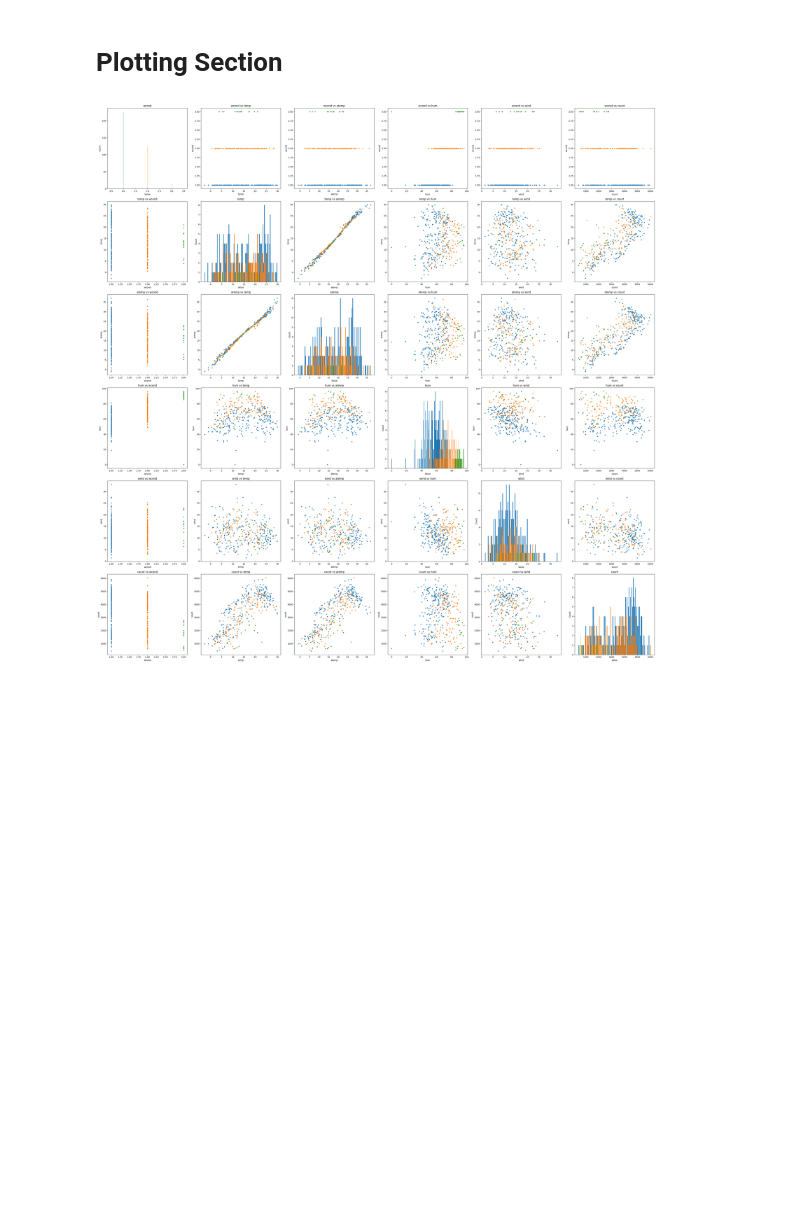
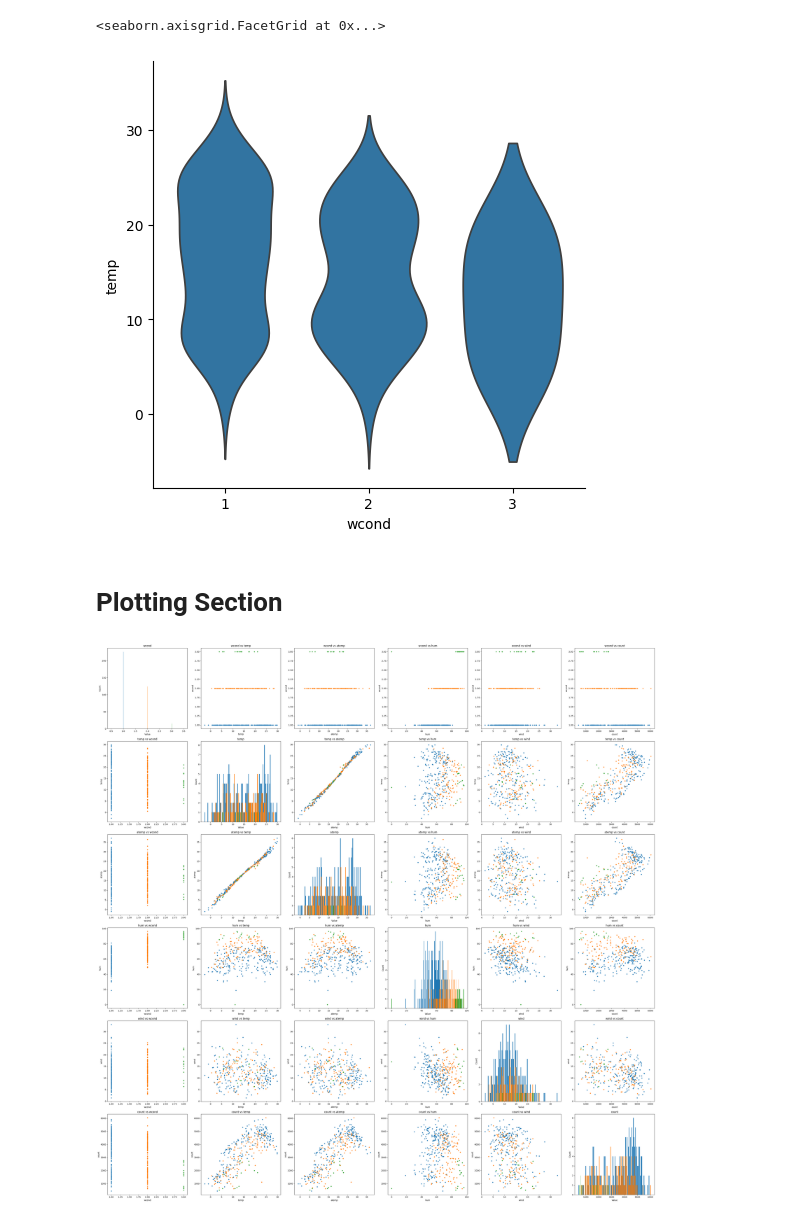
Before and after one commit to Karolcha100/SAD_2026_proj2_in_python, a Jupyter notebook: 00A-view-data.ipynb, the cells around one changed output. Cells and saved outputs as stored; diff of their text form; code cells hidden in the pictures; blank space fills up the shorter version.

```diff
--- a/viewing_data.ipynb
+++ b/00A-view-data.ipynb
@@ -25,3 +29,14 @@ df
+# %%
+sns.catplot(
+    df,
+    x = "wcond",
+    y = "temp",
+    kind = "violin",
+    inner = None
+)
+# %% [output]
+<seaborn.axisgrid.FacetGrid at 0x...>
+[figure, added]
 # %% [markdown]
 # Plotting Section
 # %%
```
Also changed, not shown: parts of 4 cells of this notebook, 16 other files.
